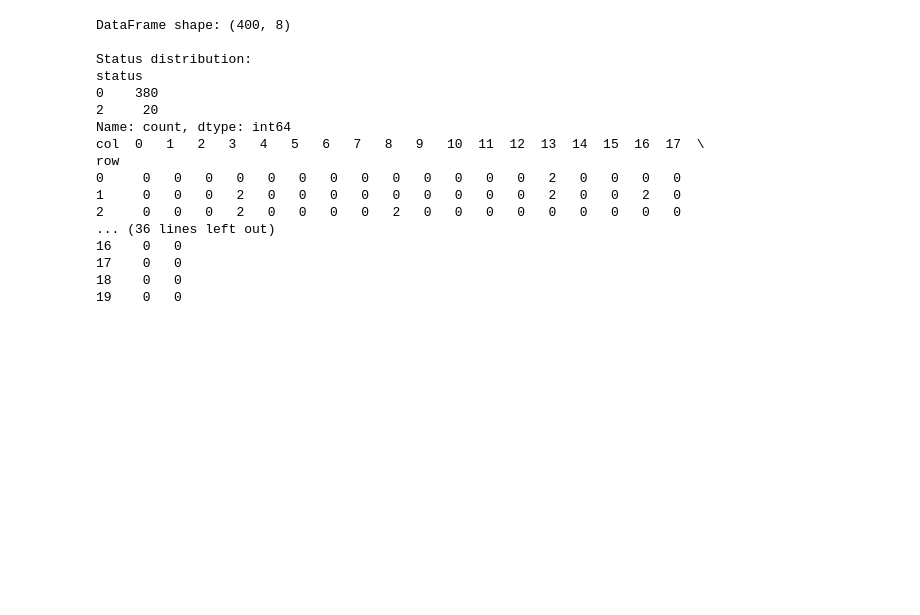
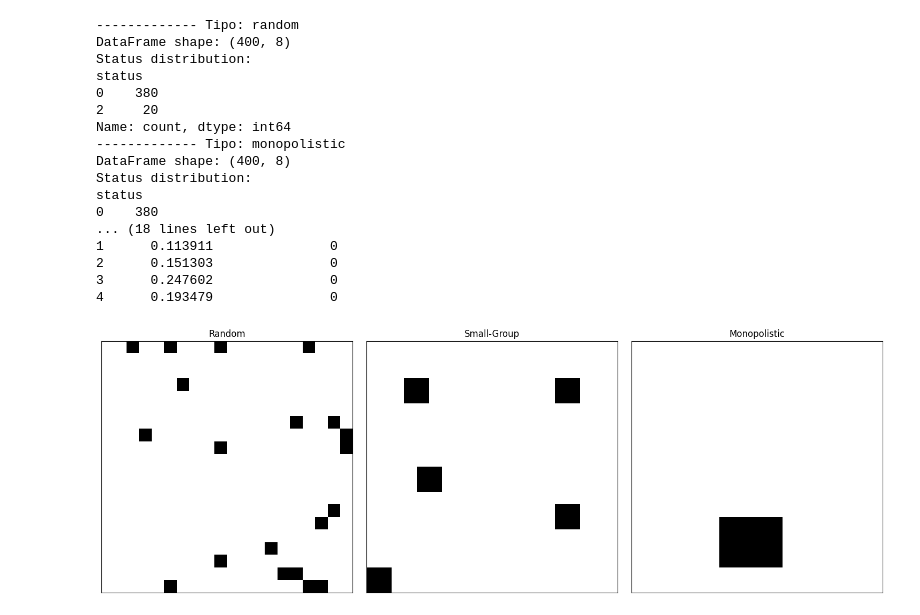
Before and after one commit to MaCarlosOficial/ProjetoDoc, a Jupyter notebook: Artigo_KCO.ipynb, the cells around one changed output. Drawn from its saved outputs; the diff is of its cells as text; code cells hidden in the pictures; blank space fills up the shorter version.

```diff
--- a/Artigo_KCO.ipynb
+++ b/Artigo_KCO.ipynb
@@ -56,27 +70,59 @@ print(cellularGrid.head())
 # %%
-# Verify the shape and status distribution
-print("\nDataFrame shape:", cellularGrid.shape)
-print("\nStatus distribution:")
-print(cellularGrid['status'].value_counts())
+# Testar
+tipos=['random','monopolistic','small-group']
+for i in range(3):
+    cellularGrid = set_up_configuration(distribution_type = tipos[i])
+    # Verify the shape and status distribution
+    print(f'------------- Tipo: {tipos[i]}')
+    print("DataFrame shape:", cellularGrid.shape)
+    print("Status distribution:")
+    print(cellularGrid['status'].value_counts())
 
-status_matrix = cellularGrid.pivot(index='row', columns='col', values='status')
-print(status_matrix)
+print(cellularGrid.head())
 # %% [output]
+------------- Tipo: random
 DataFrame shape: (400, 8)
-
 Status distribution:
 status
 0    380
 2     20
 Name: count, dtype: int64
-col  0   1   2   3   4   5   6   7   8   9   10  11  12  13  14  15  16  17  \
-row
-0     0   0   0   0   0   0   0   0   0   0   0   0   0   2   0   0   0   0
-1     0   0   0   2   0   0   0   0   0   0   0   0   0   2   0   0   2   0
-2     0   0   0   2   0   0   0   0   2   0   0   0   0   0   0   0   0   0
-... (36 lines left out)
-16    0   0
-17    0   0
-18    0   0
-19    0   0
+------------- Tipo: monopolistic
+DataFrame shape: (400, 8)
+Status distribution:
+status
+0    380
+... (18 lines left out)
+1      0.113911               0
+2      0.151303               0
+3      0.247602               0
+4      0.193479               0
+# %%
+cellularGrid1 = set_up_configuration()   ## padrão Random
+cellularGrid2 = set_up_configuration(distribution_type = 'small-group')
+cellularGrid3 = set_up_configuration(distribution_type = 'monopolistic')
+
+tipos=['Random','Small-Group','Monopolistic']
+fig, axes = plt.subplots(1, 3, figsize=(15, 5))
+matriz1 = cellularGrid1.pivot(index='row', columns='col', values='status').values
+matriz2 = cellularGrid2.pivot(index='row', columns='col', values='status').values
+matriz3 = cellularGrid3.pivot(index='row', columns='col', values='status').values
+
+axes[0].imshow(matriz1, cmap='binary')
+axes[1].imshow(matriz2, cmap='binary')
+axes[2].imshow(matriz3, cmap='binary')
+
+# Configurar cada subplot
+i = 0
+for ax in axes:
+    ax.grid(which='both', color='black', linestyle='-', linewidth=0.5, alpha=0.5)
+    ax.set_title(f"{tipos[i]}")
+    ax.set_xticks([])
+    ax.set_yticks([])
+    i+=1
+
+plt.tight_layout()
+plt.show()
+# %% [output]
+[figure, added]
 # %%
```
Also changed, not shown: parts of 17 cells of this notebook, 9 other files.
